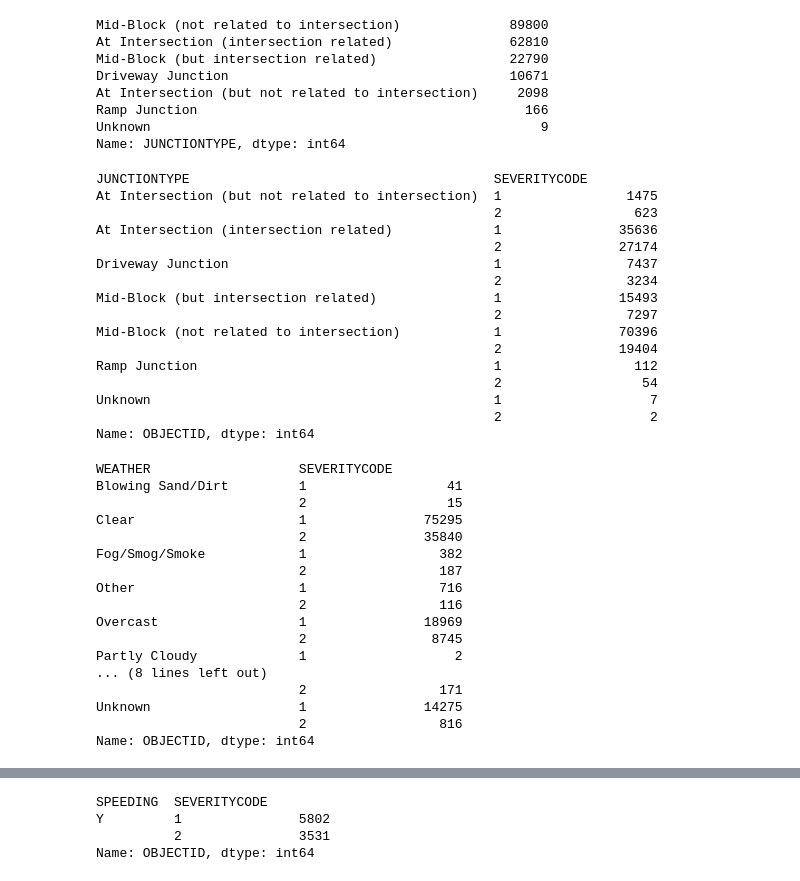
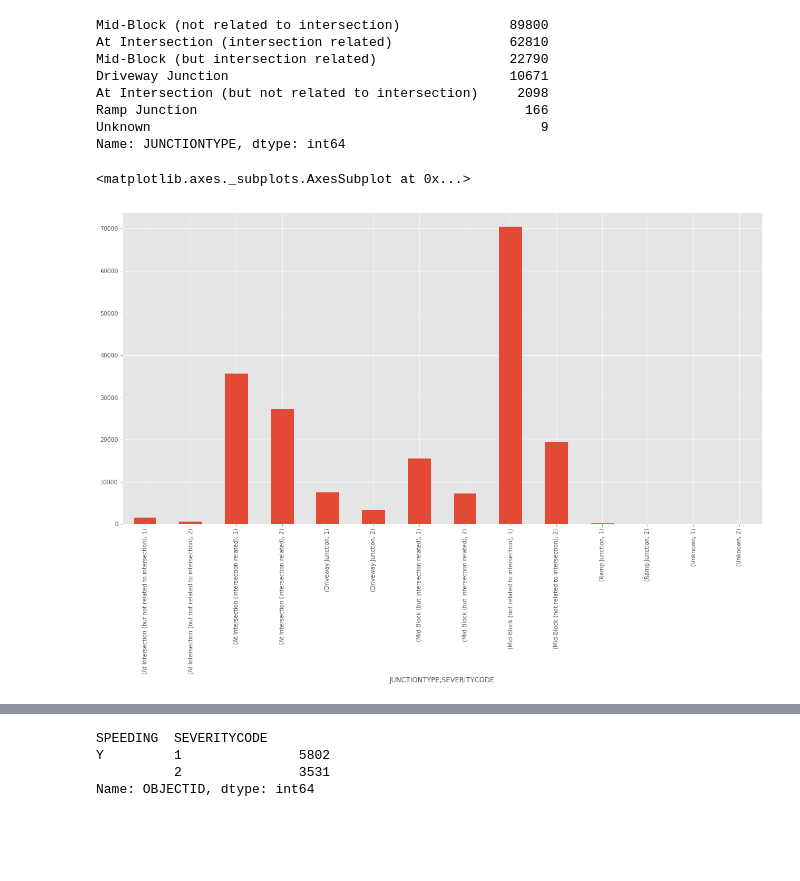
Before and after one commit to sundararumugham/Capstone, a Jupyter notebook: Project_Capstone.ipynb, the cells around one changed output, grey strips where cells are left out. Saved outputs shown, nothing was run; the diff lists cells and outputs as text; code cells hidden in the pictures; blank space fills up the shorter version.

```diff
--- a/Project_Capstone.ipynb
+++ b/Project_Capstone.ipynb
@@ -138,41 +111,8 @@ mpl.style.use('ggplot')
 # df2.plot(kind='scatter',x='JUNCTIONTYPE_At Intersection (but not related to intersection)',y='SEVERITYCODE',figsize=(10,6),color='darkblue')
 # plt.show()
 # %%
-df.groupby(['JUNCTIONTYPE','SEVERITYCODE'])['OBJECTID'].count().transpose()
+junction=df.groupby(['JUNCTIONTYPE','SEVERITYCODE'])['OBJECTID'].count().transpose()
+junction.plot.bar(figsize=(20,10))
 # %% [output]
-JUNCTIONTYPE                                       SEVERITYCODE
-At Intersection (but not related to intersection)  1                1475
-                                                   2                 623
-At Intersection (intersection related)             1               35636
-                                                   2               27174
-Driveway Junction                                  1                7437
-                                                   2                3234
-Mid-Block (but intersection related)               1               15493
-                                                   2                7297
-Mid-Block (not related to intersection)            1               70396
-                                                   2               19404
-Ramp Junction                                      1                 112
-                                                   2                  54
-Unknown                                            1                   7
-                                                   2                   2
-Name: OBJECTID, dtype: int64
+<matplotlib.axes._subplots.AxesSubplot at 0x...>
+[figure, added]
-# %%
-df.groupby(['WEATHER','SEVERITYCODE'])['OBJECTID'].count()
-# %% [output]
-WEATHER                   SEVERITYCODE
-Blowing Sand/Dirt         1                  41
-                          2                  15
-Clear                     1               75295
-                          2               35840
-Fog/Smog/Smoke            1                 382
-                          2                 187
-Other                     1                 716
-                          2                 116
-Overcast                  1               18969
-                          2                8745
-Partly Cloudy             1                   2
-... (8 lines left out)
-                          2                 171
-Unknown                   1               14275
-                          2                 816
-Name: OBJECTID, dtype: int64
```
Also changed, not shown: parts of 59 cells of this notebook.
